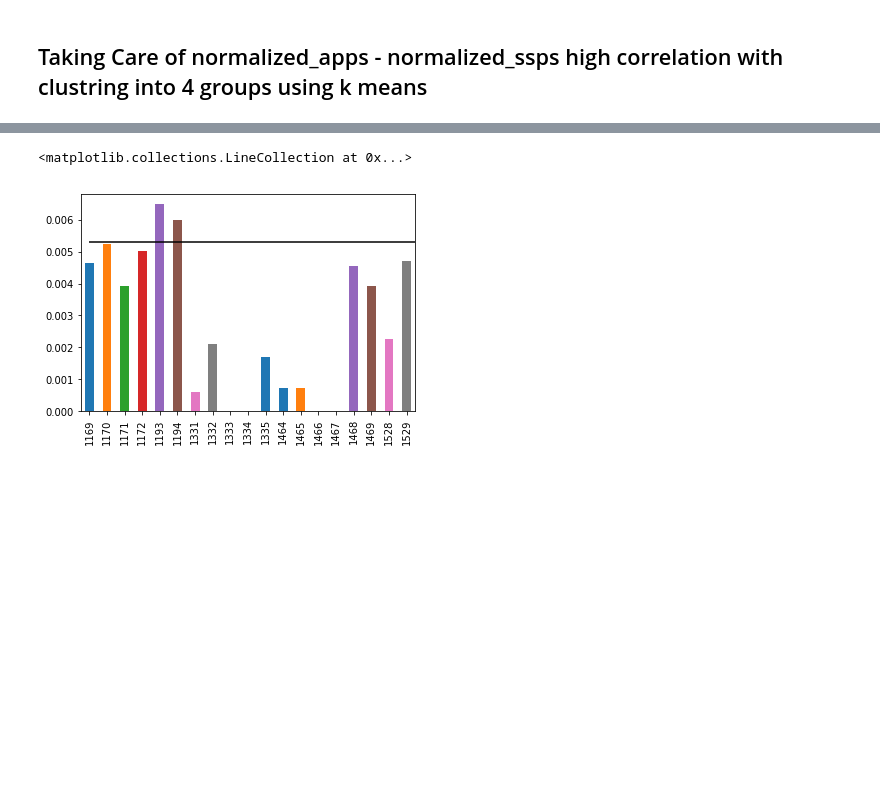
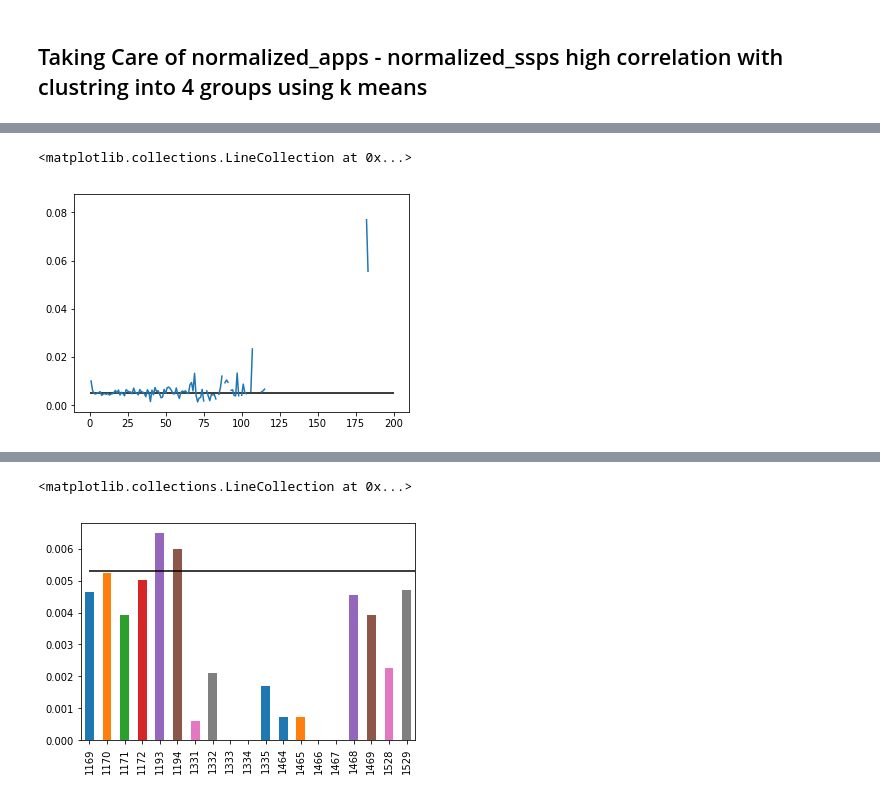
Before and after one commit to Talisberg/TCDS_Final_Project, a Jupyter notebook: Exploration.ipynb, the cells around one changed output, grey strips where cells are left out. Cells and saved outputs as stored; diff of their text form; code cells hidden in the pictures; blank space fills up the shorter version.

```diff
--- a/Exploration.ipynb
+++ b/Exploration.ipynb
@@ -150,0 +159,6 @@ plt.hlines(prior_ROAS,xmin = 0, xmax = 4)
+# %%
+(df[df.install == 1].apps.value_counts()/df.apps.value_counts()).plot()
+plt.hlines(prior_inst_rate,xmin = 0,xmax = 200)
+# %% [output]
+<matplotlib.collections.LineCollection at 0x...>
+[figure, added]
```
Also changed, not shown: parts of 28 cells of this notebook.
